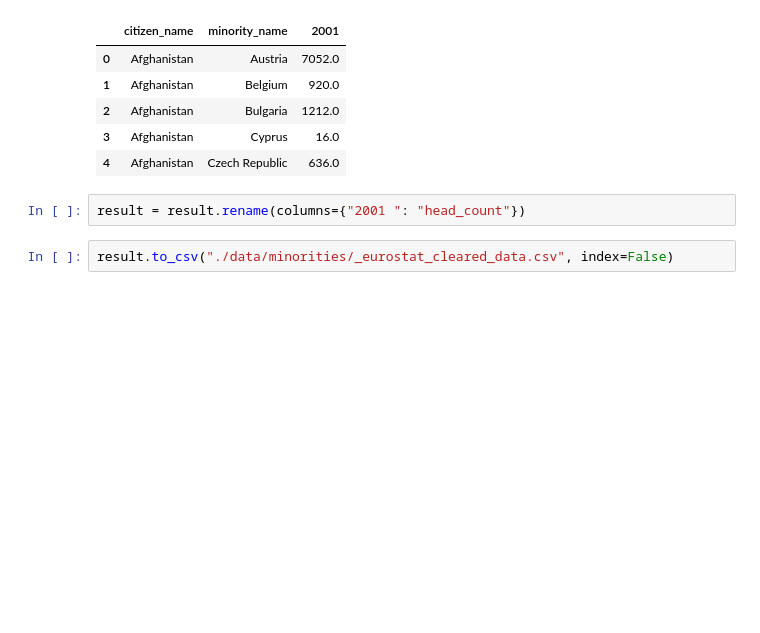
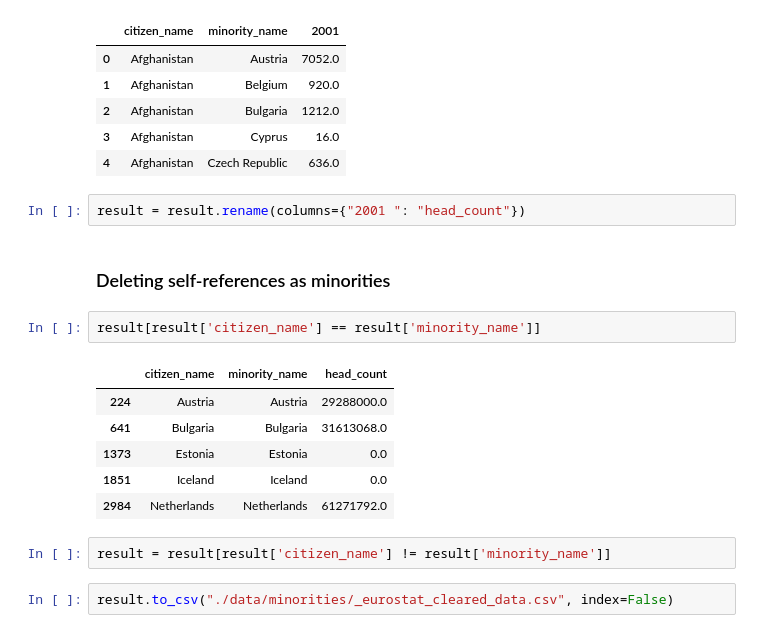
Before and after one commit to RichardStaszkiewicz/WUT-TASS-Eurovision-vs-Minorities, a Jupyter notebook: fetch_data.ipynb, the cells around one changed output. Cells and saved outputs as stored; diff of their text form; blank space fills up the shorter version.

Commit message:
[Minorities] Significance analysis of minorities

```diff
--- a/fetch_data.ipynb
+++ b/fetch_data.ipynb
@@ -301,6 +307,19 @@ result.head()
 | 4 | Afghanistan | Czech Republic | 636.0 |
 # %%
 result = result.rename(columns={"2001 ": "head_count"})
+# %% [markdown]
+### Deleting self-references as minorities
+# %%
+result[result['citizen_name'] == result['minority_name']]
+# %% [output]
+|  | citizen_name | minority_name | head_count |
+| 224 | Austria | Austria | 29288000.0 |
+| 641 | Bulgaria | Bulgaria | 31613068.0 |
+| 1373 | Estonia | Estonia | 0.0 |
+| 1851 | Iceland | Iceland | 0.0 |
+| 2984 | Netherlands | Netherlands | 61271792.0 |
+# %%
+result = result[result['citizen_name'] != result['minority_name']]
 # %%
 result.to_csv("./data/minorities/_eurostat_cleared_data.csv", index=False)
 # %% [markdown]
```
Also changed, not shown: parts of 3 cells of this notebook, 4 other files.
